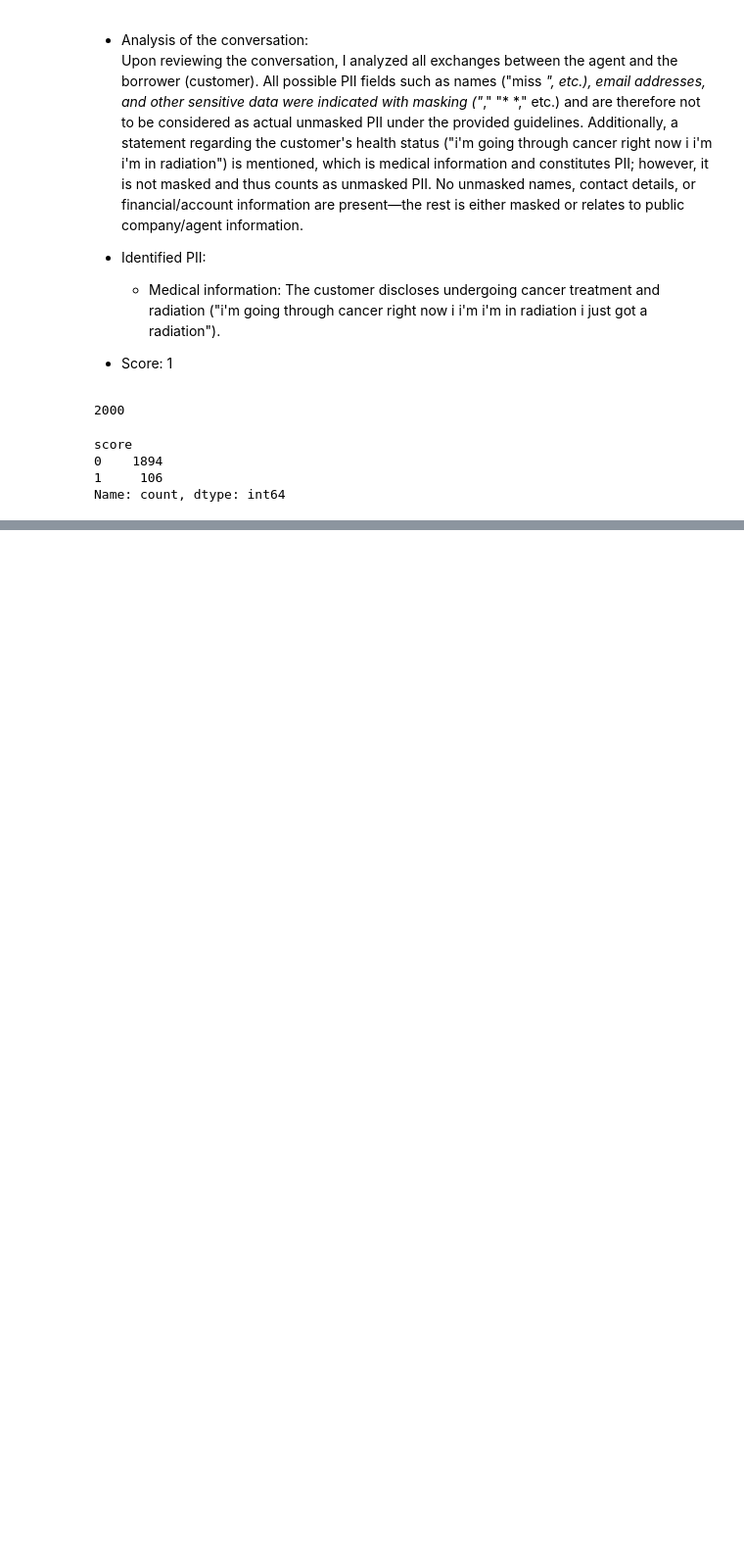
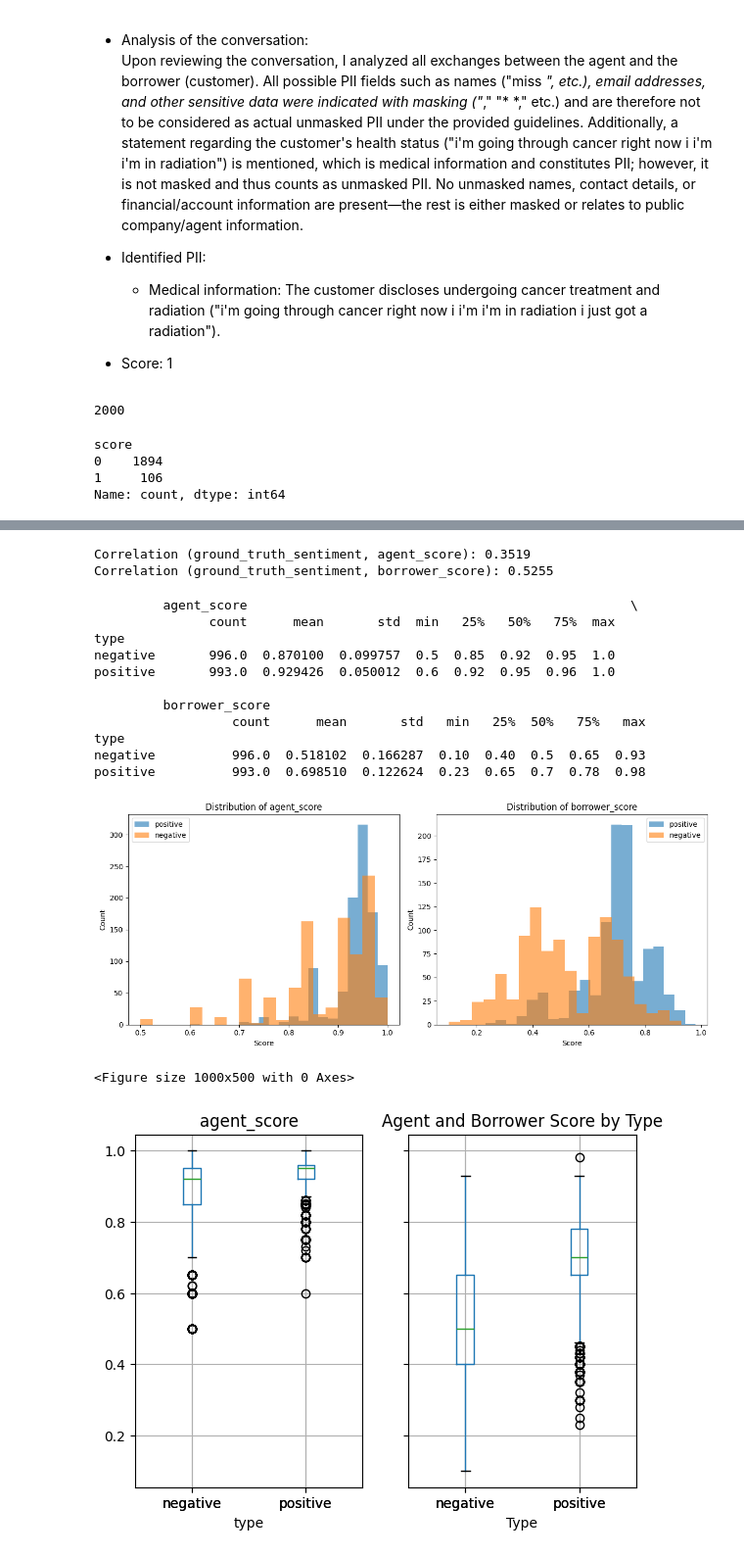
Before and after one commit to sohammistri/Prodigal-Take-Home, a Jupyter notebook: explore_data.ipynb, the cells around one changed output, grey strips where cells are left out. Shown: that part at 98% size. Drawn from its saved outputs; the diff is of its cells as text; code cells hidden in the pictures; blank space fills up the shorter version.

```diff
--- a/explore_data.ipynb
+++ b/explore_data.ipynb
@@ -410,0 +686,7 @@ The conversation between the agent and the customer involves a debt collection c
+# %%
+results_json = []
+
+with ThreadPoolExecutor(max_workers=10) as executor:
+    futures = [executor.submit(get_sentiment_scores, sentiment_zero_shot_prompt, file_path) for file_path in json_paths]
+    for future in tqdm(as_completed(futures), total=len(futures), desc="Processing Files"):
+        results_json.append(future.result())
@@ -410,0 +705,4 @@ The conversation between the agent and the customer involves a debt collection c
+# %%
+results_json_fil = [res for res in results_json if res is not None]
+results_json_df = pd.DataFrame(results_json_fil)
+results_json_df.info()
@@ -410,0 +724,3 @@ The conversation between the agent and the customer involves a debt collection c
+# %%
+merged_df = df_call_metadata.merge(results_json_df, on="_id", how="inner")
+merged_df.head()
@@ -410,0 +734,55 @@ The conversation between the agent and the customer involves a debt collection c
+# %%
+merged_df['ground_truth_sentiment'] = (merged_df['type'] == 'positive').astype(int)
+# %%
+# Calculate correlation coefficients between ground_truth_sentiment and agent_score, borrower_score
+corr_agent = merged_df['ground_truth_sentiment'].corr(merged_df['agent_score'])
+corr_borrower = merged_df['ground_truth_sentiment'].corr(merged_df['borrower_score'])
+
+print(f"Correlation (ground_truth_sentiment, agent_score): {corr_agent:.4f}")
+print(f"Correlation (ground_truth_sentiment, borrower_score): {corr_borrower:.4f}")
+# %% [output]
+Correlation (ground_truth_sentiment, agent_score): 0.3519
+Correlation (ground_truth_sentiment, borrower_score): 0.5255
+# %%
+# Group by 'type' and describe agent_score and borrower_score
+stats = merged_df.groupby('type')[['agent_score', 'borrower_score']].describe()
+print(stats)
+
+# Plot distributions
+fig, axes = plt.subplots(1, 2, figsize=(12, 5))
+
+for i, score_type in enumerate(['agent_score', 'borrower_score']):
+    for sentiment_type in ['positive', 'negative']:
+        subset = merged_df[merged_df['type'] == sentiment_type][score_type]
+        axes[i].hist(subset, bins=20, alpha=0.6, label=sentiment_type)
+    axes[i].set_title(f'Distribution of {score_type}')
+    axes[i].set_xlabel('Score')
+    axes[i].set_ylabel('Count')
+    axes[i].legend()
+
+plt.tight_layout()
+plt.show()
+
+# Boxplots for visual comparison
+plt.figure(figsize=(10, 5))
+merged_df.boxplot(column=['agent_score', 'borrower_score'], by='type')
+plt.suptitle('')
+plt.title('Agent and Borrower Score by Type')
+plt.xlabel('Type')
+plt.ylabel('Score')
+plt.show()
+# %% [output]
+         agent_score                                                  \
+               count      mean       std  min   25%   50%   75%  max
+type
+negative       996.0  0.870100  0.099757  0.5  0.85  0.92  0.95  1.0
+positive       993.0  0.929426  0.050012  0.6  0.92  0.95  0.96  1.0
+
+         borrower_score
+                  count      mean       std   min   25%  50%   75%   max
+type
+negative          996.0  0.518102  0.166287  0.10  0.40  0.5  0.65  0.93
+positive          993.0  0.698510  0.122624  0.23  0.65  0.7  0.78  0.98
+[figure, added]
+<Figure size 1000x500 with 0 Axes>
+[figure, added]
```
Also changed, not shown: parts of 27 cells of this notebook.
